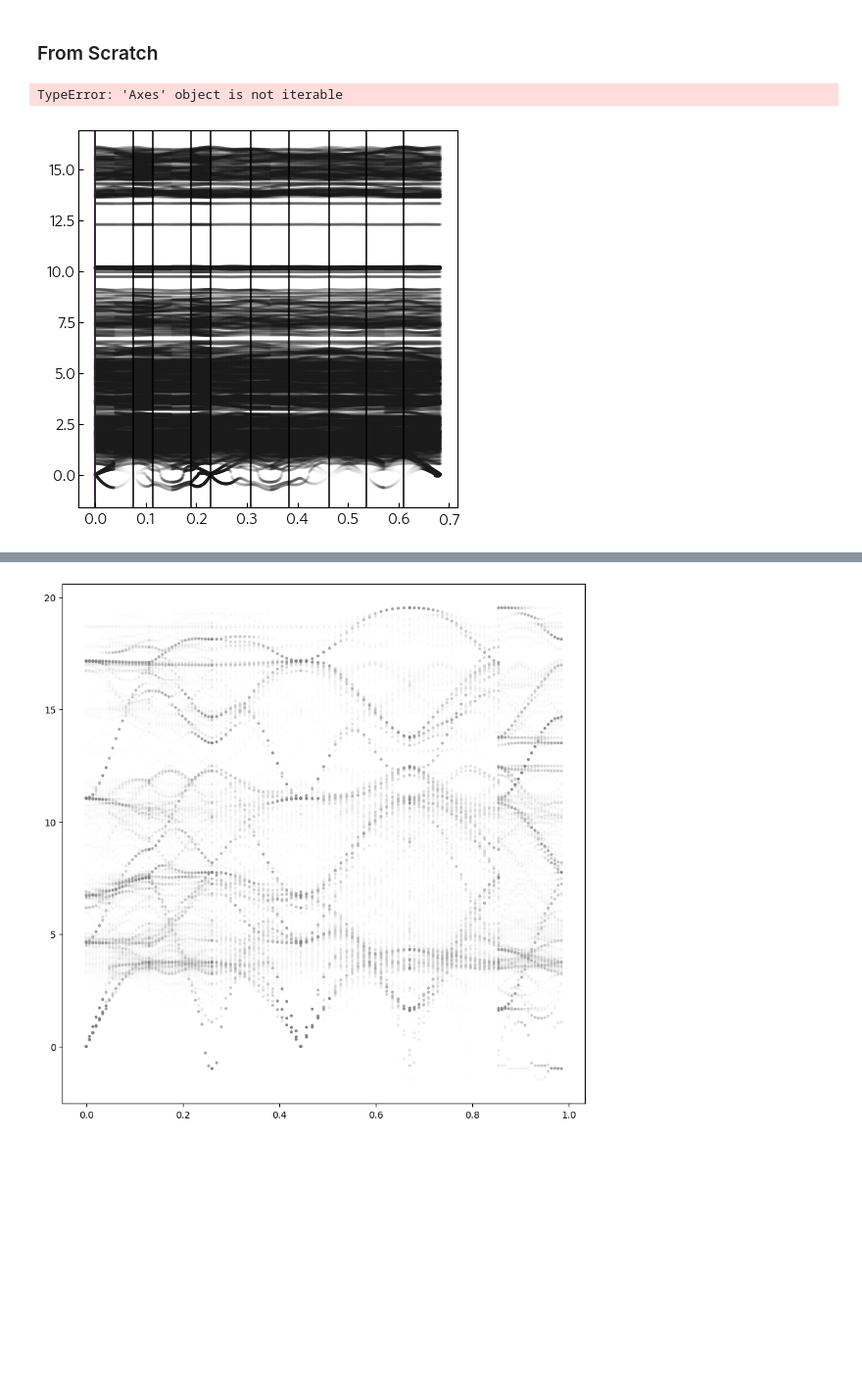
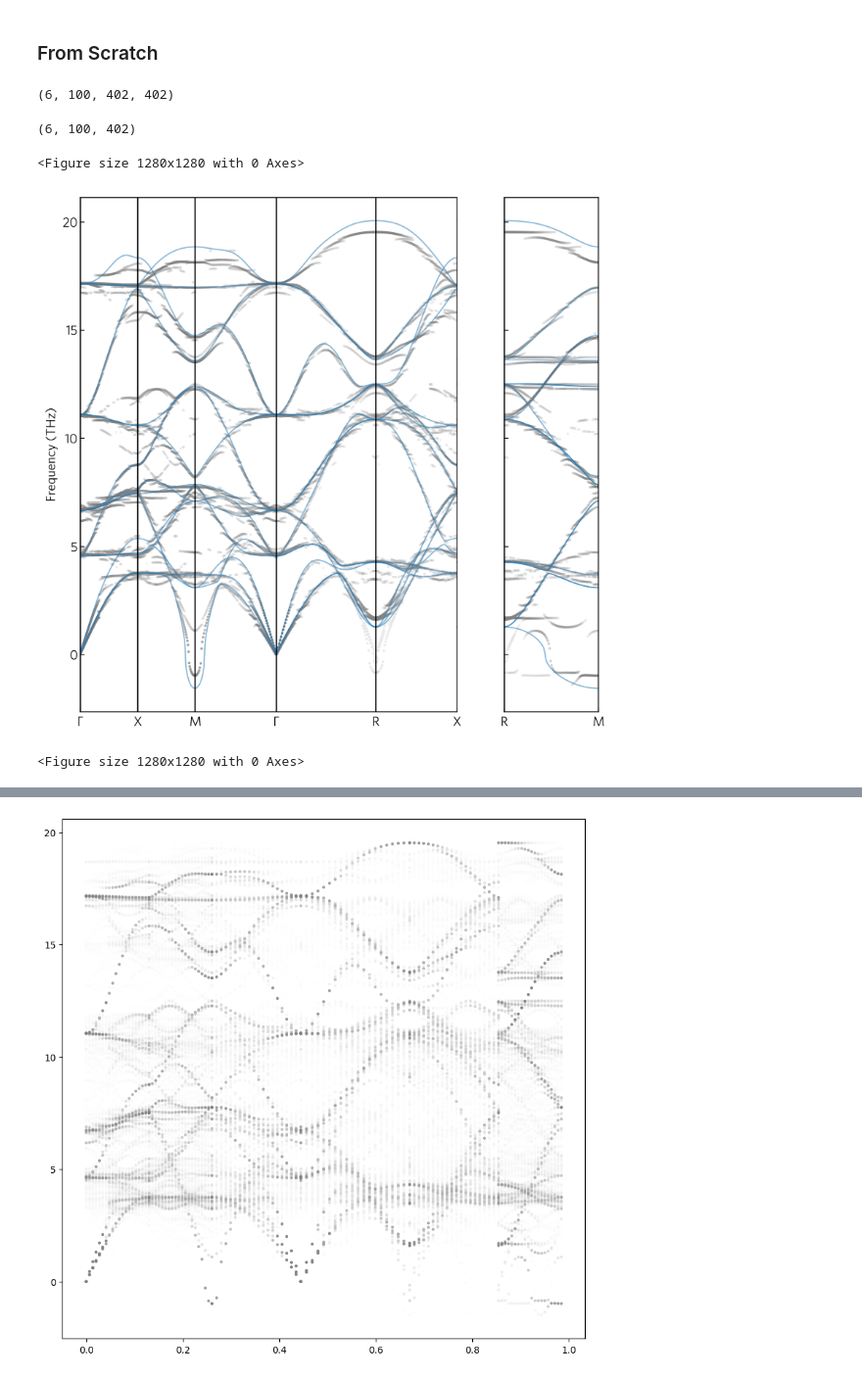
Before and after one commit to badw/puppy, a Jupyter notebook: notebooks/example2.ipynb, the cells around one changed output, grey strips where cells are left out. Shown at 98% size. Saved outputs shown, nothing was run; the diff lists cells and outputs as text; code cells hidden in the pictures; blank space fills up the shorter version.

```diff
--- a/notebooks/example2.ipynb
+++ b/notebooks/example2.ipynb
@@ -417,8 +426,19 @@ puppy.unfold()
+# %%
+np.shape(puppy.defect_band_data['eigenvectors'])
+# %% [output]
+(6, 100, 402, 402)
 # %%
-puppy.plot_unfold()
+puppy.unfold()
-# %% [output]
-TypeError: 'Axes' object is not iterable
-[figure, removed]
+# %%
+np.shape(puppy.unfold_data['f'])
+# %% [output]
+(6, 100, 402)
+# %%
+plt = puppy.plot_unfold(base_colour=(0.5,0.5,0.5),with_prim=True,threshold=0.1)
+# %% [output]
+<Figure size 1280x1280 with 0 Axes>
+[figure, added]
+<Figure size 1280x1280 with 0 Axes>
 # %%
 import matplotlib.pyplot as plt
 import matplotlib.colors as mcolors
```
Also changed, not shown: parts of 4 cells of this notebook.
